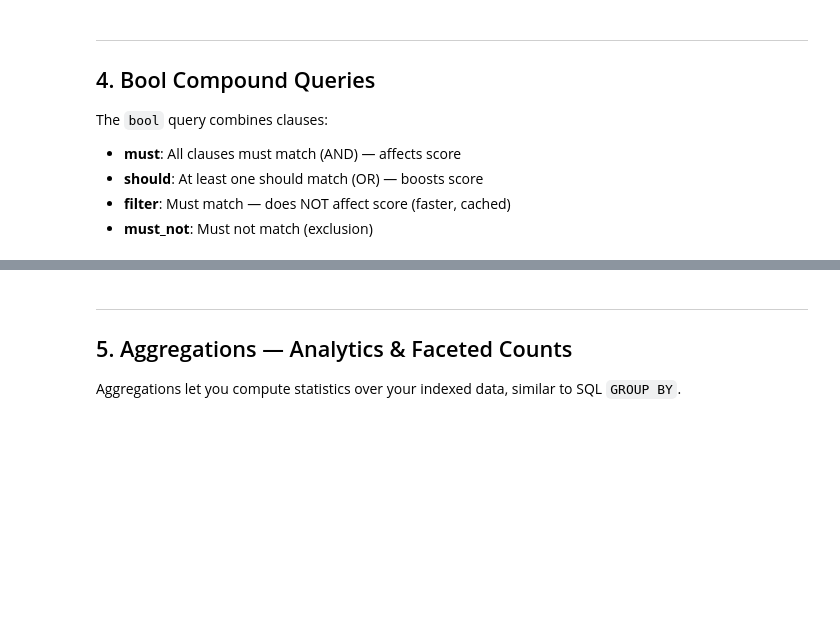
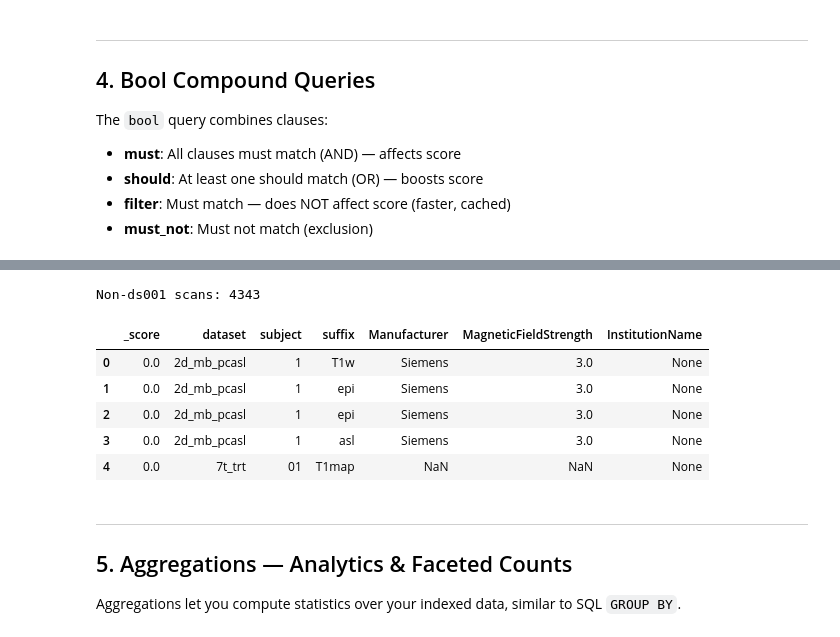
Before and after one commit to neuropoly/neuropoly-db, a Jupyter notebook: notebooks/02-keyword-and-filtered-search.ipynb, the cells around one changed output, grey strips where cells are left out. Drawn from its saved outputs; the diff is of its cells as text; code cells hidden in the pictures; blank space fills up the shorter version.

```diff
--- a/notebooks/02-keyword-and-filtered-search.ipynb
+++ b/notebooks/02-keyword-and-filtered-search.ipynb
@@ -200,21 +293,27 @@ show_hits(response, ["subject", "task", "run", "RepetitionTime", "TaskName", "_s
 # %%
-# Exclusion: all scans EXCEPT T1w
+# Cross-dataset: everything EXCEPT ds001 (show only metadata-rich datasets)
 response = client.search(
     index=INDEX_NAME,
-    body={
-        "query": {
-            "bool": {
-                "must_not": [
-                    {"term": {"suffix": "T1w"}}
-                ]
-            }
-        },
-        "size": 5
-    }
+    query={
+        "bool": {
+            "must_not": [
+                {"term": {"dataset": "ds001"}}
+            ]
+        }
+    },
+    size=5
 )
 
-print(f"Non-T1w scans: {response['hits']['total']['value']}")
-show_hits(response, ["subject", "suffix", "task", "bids_path"])
+print(f"Non-ds001 scans: {response['hits']['total']['value']}")
+show_hits(response, ["dataset", "subject", "suffix", "Manufacturer", "MagneticFieldStrength", "InstitutionName"])
+# %% [output]
+Non-ds001 scans: 4343
+|  | _score | dataset | subject | suffix | Manufacturer | MagneticFieldStrength | InstitutionName |
+| 0 | 0.0 | 2d_mb_pcasl | 1 | T1w | Siemens | 3.0 | None |
+| 1 | 0.0 | 2d_mb_pcasl | 1 | epi | Siemens | 3.0 | None |
+| 2 | 0.0 | 2d_mb_pcasl | 1 | epi | Siemens | 3.0 | None |
+| 3 | 0.0 | 2d_mb_pcasl | 1 | asl | Siemens | 3.0 | None |
+| 4 | 0.0 | 7t_trt | 01 | T1map | NaN | NaN | None |
 # %% [markdown]
 ---
 ## 5. Aggregations — Analytics & Faceted Counts
```
Also changed, not shown: parts of 16 cells of this notebook, 10 other files.
